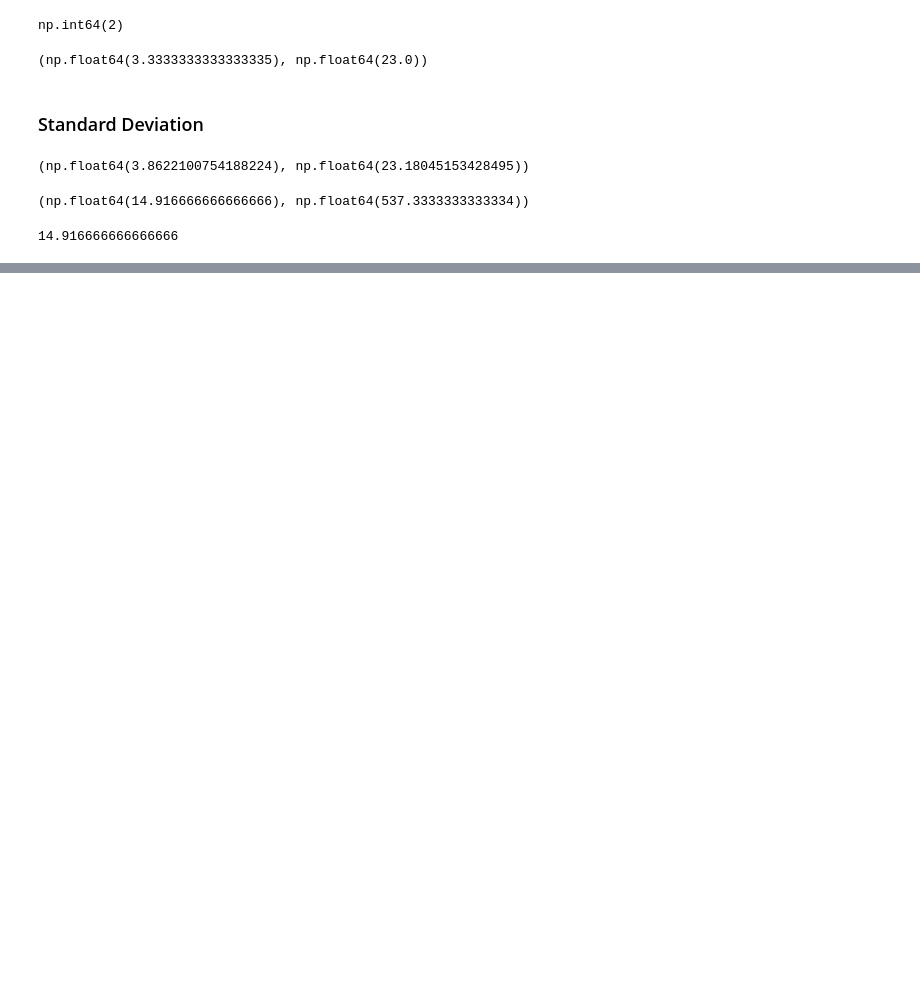
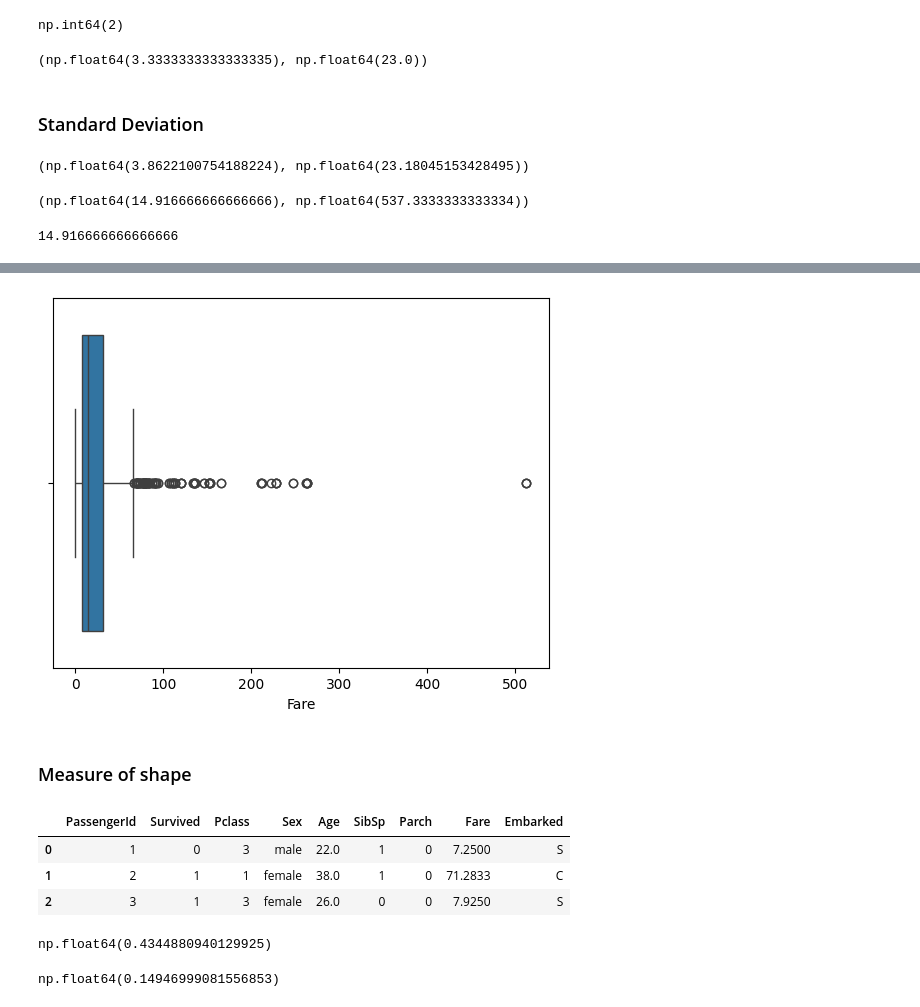
Before and after one commit to UtkarshaChoudhary/DataScience2025, a Jupyter notebook: Maths in Depth Data Science.ipynb, the cells around one changed output, grey strips where cells are left out. Drawn from its saved outputs; the diff is of its cells as text; code cells hidden in the pictures; blank space fills up the shorter version.

```diff
--- a/Maths in Depth Data Science.ipynb
+++ b/Maths in Depth Data Science.ipynb
@@ -165,0 +271,7 @@ np.var(d1), np.var(d2)
+# %%
+sns.boxplot(x="Fare",data=titanic)
+plt.show()
+# %% [output]
+[figure, added]
+# %% [markdown]
+### Measure of shape
@@ -165,0 +280,12 @@ np.var(d1), np.var(d2)
+# %%
+titanic.head(3)
+# %% [output]
+|  | PassengerId | Survived | Pclass | Sex | Age | SibSp | Parch | Fare | Embarked |
+| 0 | 1 | 0 | 3 | male | 22.0 | 1 | 0 | 7.2500 | S |
+| 1 | 2 | 1 | 1 | female | 38.0 | 1 | 0 | 71.2833 | C |
+| 2 | 3 | 1 | 3 | female | 26.0 | 0 | 0 | 7.9250 | S |
+# %%
+titanic["Age"].skew()   #If the value is greater that 0 the skew is positive
+#if the value is less that 0 the skew is negative
+# %% [output]
+np.float64(0.4344880940129925)
@@ -165,0 +294,5 @@ np.var(d1), np.var(d2)
+# %%
+df1=pd.DataFrame({"x":da})
+df1["x"].skew()
+# %% [output]
+np.float64(0.14946999081556853)
```
Also changed, not shown: parts of 26 cells of this notebook.
